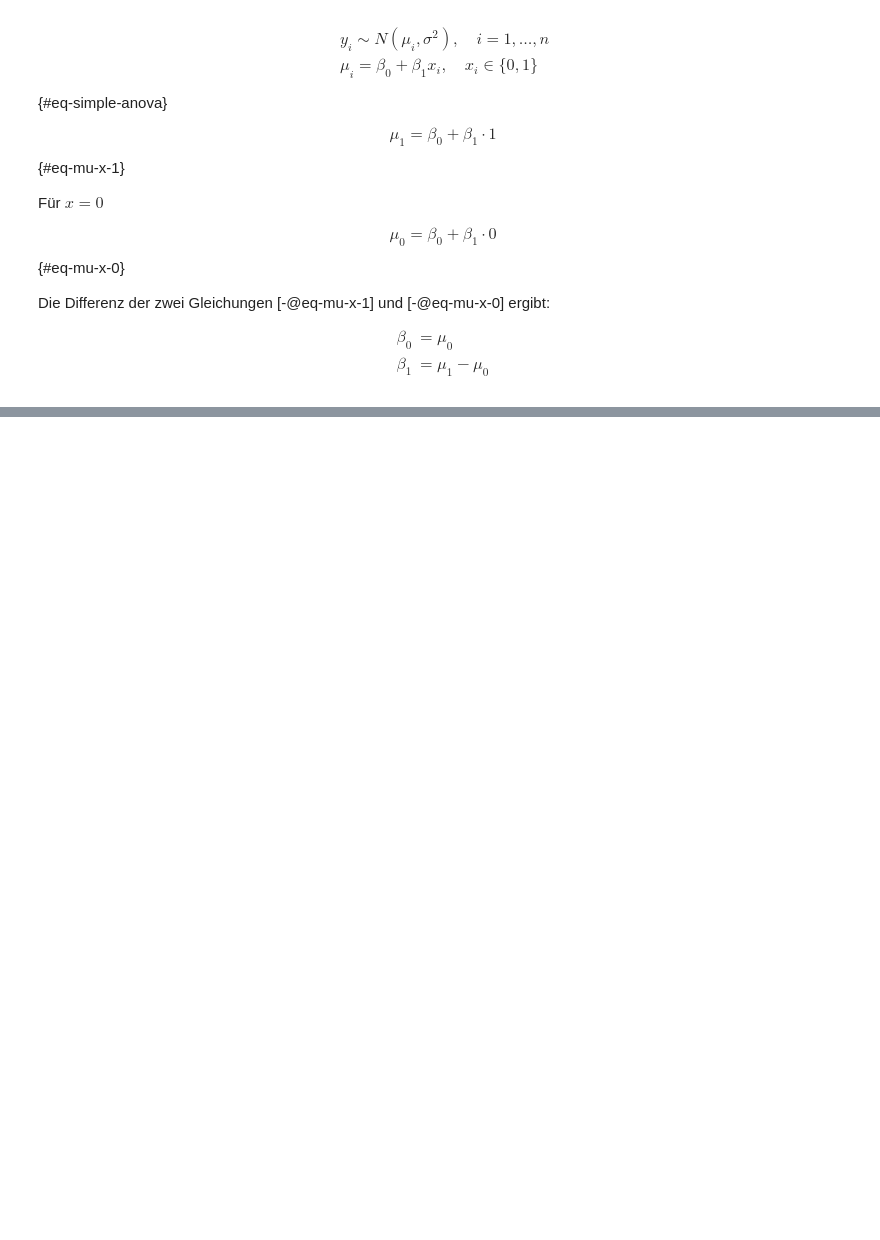
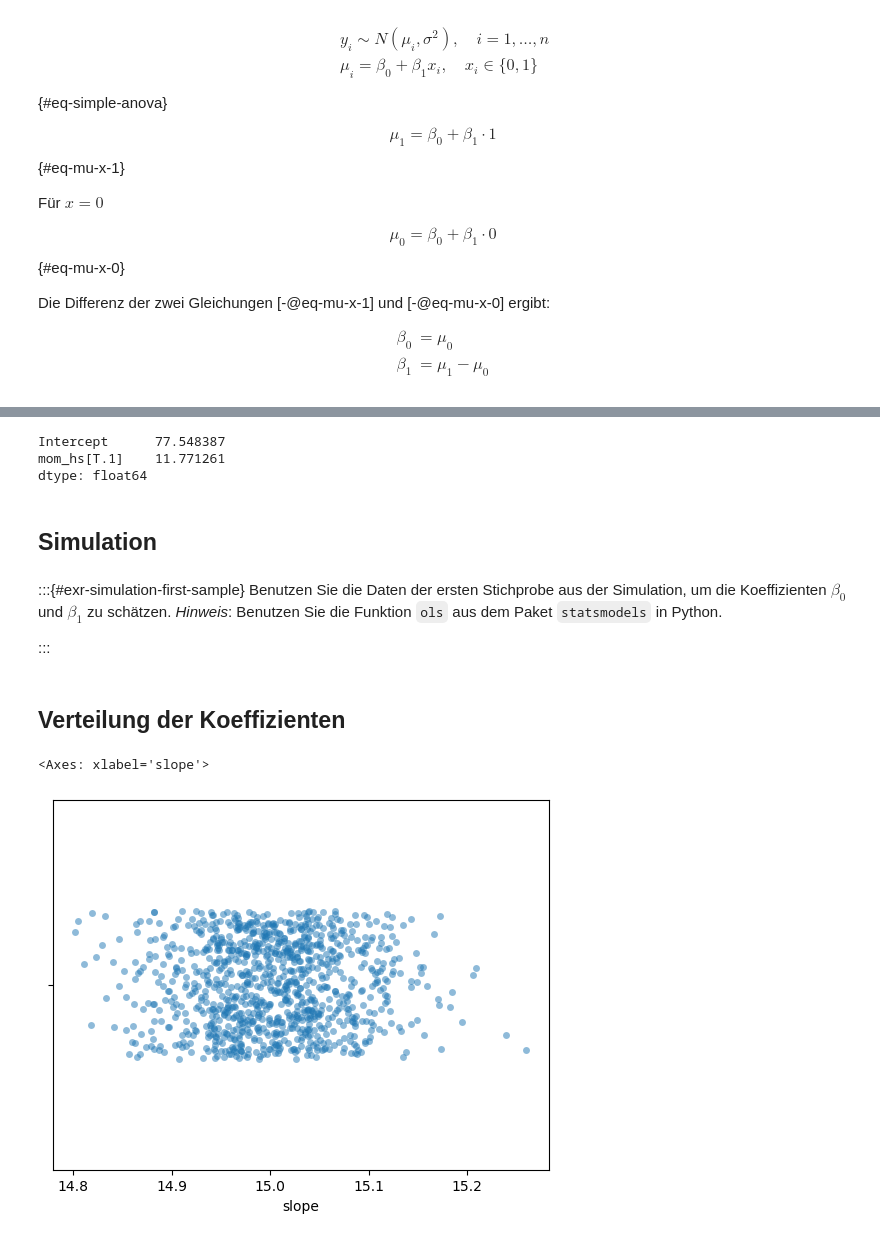
Before and after one commit to febse/econ2024-de, a Jupyter notebook: 05-Einweg-Varianzanalyse.ipynb, the cells around one changed output, grey strips where cells are left out. Saved outputs shown, nothing was run; the diff lists cells and outputs as text; code cells hidden in the pictures; blank space fills up the shorter version.

```diff
--- a/05-Einweg-Varianzanalyse.ipynb
+++ b/05-Einweg-Varianzanalyse.ipynb
@@ -128,0 +125,51 @@ plt.legend(loc='upper right')
+# %%
+mod.params
+# %% [output]
+Intercept      77.548387
+mom_hs[T.1]    11.771261
+dtype: float64
+# %% [markdown]
+## Simulation
+# %%
+np.random.seed(123)
+
+B = 1000
+N = 100
+
+# Generate the random deviations
+e = np.random.normal(loc=0, scale=20, size=N * B)
+
+x = np.tile(np.arange(1, N+1), B)
+
+y = 80 + 15*x + e
+sim_id = np.repeat(np.arange(1, B+1), N)
+
+dt = pd.DataFrame({'sim_id': sim_id, 'x': x, 'y': y})
+
+# Fit the models
+
+
+def fit_ols(dat):
+    fit = ols('y ~ x', dat).fit()
+
+    return pd.Series({
+        'intercept': fit.params['Intercept'],
+        'intercept_se': fit.bse['Intercept'],
+        'slope': fit.params['x'],
+        'slope_se': fit.bse['x']
+    })
+
+sim = dt.groupby('sim_id').apply(fit_ols)
+# %% [markdown]
+:::{#exr-simulation-first-sample}
+Benutzen Sie die Daten der ersten Stichprobe aus der Simulation, um die Koeffizienten $\beta_0$ und $\beta_1$ zu schätzen.
+*Hinweis*: Benutzen Sie die Funktion `ols` aus dem Paket `statsmodels` in Python.
+
+:::
+# %% [markdown]
+## Verteilung der Koeffizienten
+# %%
+sns.stripplot(x='slope', data=sim, jitter=0.2, alpha=0.5)
+# %% [output]
+<Axes: xlabel='slope'>
+[figure, added]
```
Also changed, not shown: parts of 5 cells of this notebook, 2 other files.
